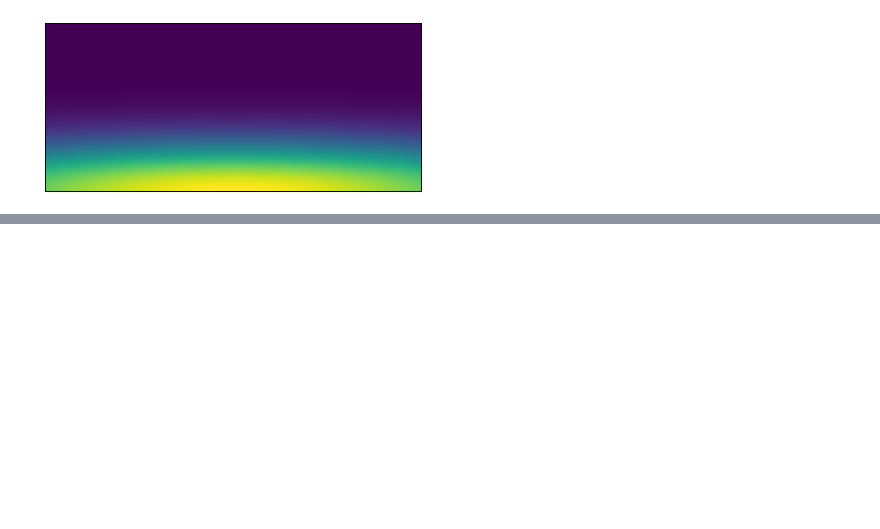
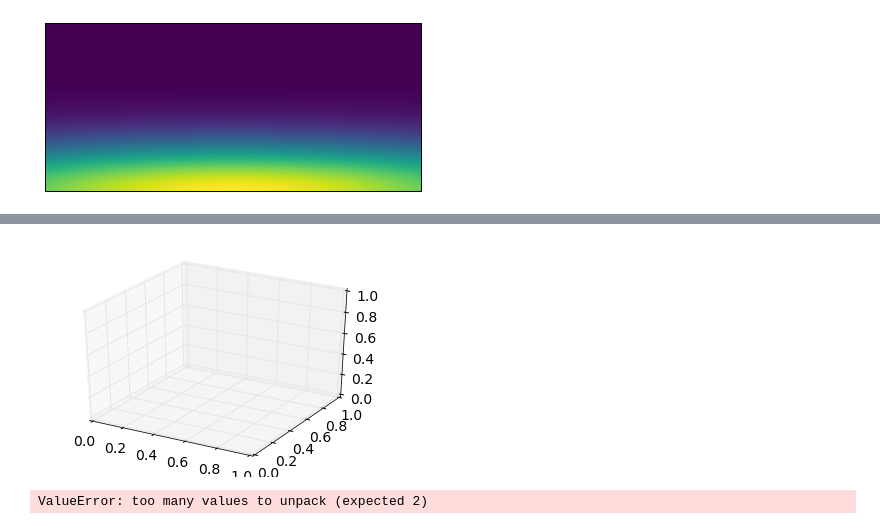
Before and after one commit to numerical-mooc/assignment-bank-2016, a Jupyter notebook: morrill/testing_with_waves.ipynb, the cells around one changed output, grey strips where cells are left out. Cells and saved outputs as stored; diff of their text form; code cells hidden in the pictures; blank space fills up the shorter version.

```diff
--- a/morrill/testing_with_waves.ipynb
+++ b/morrill/testing_with_waves.ipynb
@@ -247,0 +300,6 @@ HTML(anim.to_html5_video())
+# %%
+%matplotlib qt
+fig = pyplot.figure()
+ax = fig.add_subplot(111,projection='3d')
+# %% [output]
+[figure, added]
@@ -247,0 +309,4 @@ HTML(anim.to_html5_video())
+# %%
+HTML(anim.to_html5_video())
+# %% [output]
+ValueError: too many values to unpack (expected 2)
```
Also changed, not shown: parts of 8 cells of this notebook.
